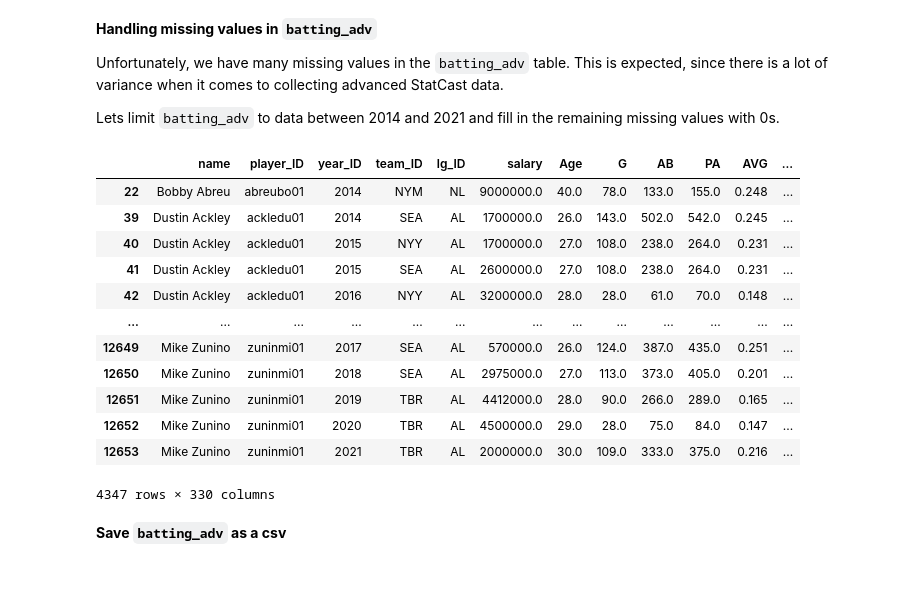
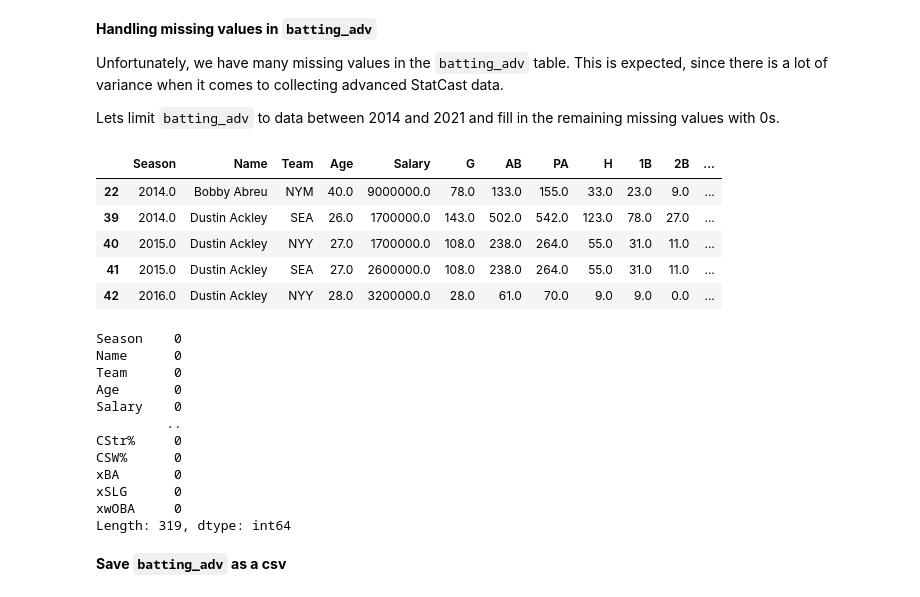
Before and after one commit to eric8395/baseball-analytics, a Jupyter notebook: Data Cleaning.ipynb, the cells around one changed output. Drawn from its saved outputs; the diff is of its cells as text; code cells hidden in the pictures.

Commit message:
redefined columns for pitching and batting

```diff
--- a/Data Cleaning.ipynb
+++ b/Data Cleaning.ipynb
@@ -560,7 +580,7 @@ Unfortunately, we have many missing values in the `batting_adv` table. This is e
 
 Lets limit `batting_adv` to data between 2014 and 2021 and fill in the remaining missing values with 0s.
 # %%
-batting_adv = batting_adv[batting_adv['year_ID'] >= 2014]
+batting_adv = batting_adv[batting_adv['Season'] >= 2014]
 # %%
 # remove rows where stats were not scraped properly (same as in batting_basic table)
 # rows where
@@ -888,6 +876,7 @@ While we could theoretically look up these players statistics, we'll just drop t
 # drop all missing nan rows
 pitching_basic = pitching_basic.dropna()
 # %%
-# check
+# check all are 0 (note: columns get cut off as shown below)
+pd.set_option('display.max_rows', 10) # change to None show all columns
 pitching_basic.isna().sum()
 # %% [output]
@@ -982,6 +919,6 @@ Unfortunately, we have many missing values in the `batting_adv` table. This is e
 
 Lets limit `batting_adv` to data between 2014 and 2021 and fill in the remaining missing values with 0s.
 # %%
-batting_adv = batting_adv[batting_adv['year_ID'] >= 2014]
+batting_adv = batting_adv[batting_adv['Season'] >= 2014]
 # %%
 # remove rows where stats were not scraped properly (same as in batting_basic table)
@@ -991,21 +927,31 @@ batting_adv = batting_adv[batting_adv['Age'].notna()]
 # fill all missing NaNs with 0
 batting_adv = batting_adv.fillna(0)
 # %%
-batting_adv
+batting_adv.head()
 # %% [output]
-|  | name | player_ID | year_ID | team_ID | lg_ID | salary | Age | G | AB | PA | AVG | ... |
-| 22 | Bobby Abreu | abreubo01 | 2014 | NYM | NL | 9000000.0 | 40.0 | 78.0 | 133.0 | 155.0 | 0.248 | ... |
-| 39 | Dustin Ackley | ackledu01 | 2014 | SEA | AL | 1700000.0 | 26.0 | 143.0 | 502.0 | 542.0 | 0.245 | ... |
-| 40 | Dustin Ackley | ackledu01 | 2015 | NYY | AL | 1700000.0 | 27.0 | 108.0 | 238.0 | 264.0 | 0.231 | ... |
-| 41 | Dustin Ackley | ackledu01 | 2015 | SEA | AL | 2600000.0 | 27.0 | 108.0 | 238.0 | 264.0 | 0.231 | ... |
-| 42 | Dustin Ackley | ackledu01 | 2016 | NYY | AL | 3200000.0 | 28.0 | 28.0 | 61.0 | 70.0 | 0.148 | ... |
-| ... | ... | ... | ... | ... | ... | ... | ... | ... | ... | ... | ... | ... |
-| 12649 | Mike Zunino | zuninmi01 | 2017 | SEA | AL | 570000.0 | 26.0 | 124.0 | 387.0 | 435.0 | 0.251 | ... |
-| 12650 | Mike Zunino | zuninmi01 | 2018 | SEA | AL | 2975000.0 | 27.0 | 113.0 | 373.0 | 405.0 | 0.201 | ... |
-| 12651 | Mike Zunino | zuninmi01 | 2019 | TBR | AL | 4412000.0 | 28.0 | 90.0 | 266.0 | 289.0 | 0.165 | ... |
-| 12652 | Mike Zunino | zuninmi01 | 2020 | TBR | AL | 4500000.0 | 29.0 | 28.0 | 75.0 | 84.0 | 0.147 | ... |
-| 12653 | Mike Zunino | zuninmi01 | 2021 | TBR | AL | 2000000.0 | 30.0 | 109.0 | 333.0 | 375.0 | 0.216 | ... |
+|  | Season | Name | Team | Age | Salary | G | AB | PA | H | 1B | 2B | ... |
+| 22 | 2014.0 | Bobby Abreu | NYM | 40.0 | 9000000.0 | 78.0 | 133.0 | 155.0 | 33.0 | 23.0 | 9.0 | ... |
+| 39 | 2014.0 | Dustin Ackley | SEA | 26.0 | 1700000.0 | 143.0 | 502.0 | 542.0 | 123.0 | 78.0 | 27.0 | ... |
+| 40 | 2015.0 | Dustin Ackley | NYY | 27.0 | 1700000.0 | 108.0 | 238.0 | 264.0 | 55.0 | 31.0 | 11.0 | ... |
+| 41 | 2015.0 | Dustin Ackley | SEA | 27.0 | 2600000.0 | 108.0 | 238.0 | 264.0 | 55.0 | 31.0 | 11.0 | ... |
+| 42 | 2016.0 | Dustin Ackley | NYY | 28.0 | 3200000.0 | 28.0 | 61.0 | 70.0 | 9.0 | 9.0 | 0.0 | ... |
-4347 rows × 330 columns
+# %%
+# check all are 0 (note: columns get cut off as shown below)
+pd.set_option('display.max_rows', 10) # change to None show all columns
+batting_adv.isna().sum()
+# %% [output]
+Season    0
+Name      0
+Team      0
+Age       0
+Salary    0
+         ..
+CStr%     0
+CSW%      0
+xBA       0
+xSLG      0
+xwOBA     0
+Length: 319, dtype: int64
 # %% [markdown]
 **Save `batting_adv` as a csv**
 # %%
```
Also changed, not shown: parts of 48 cells of this notebook, 5 other files.
